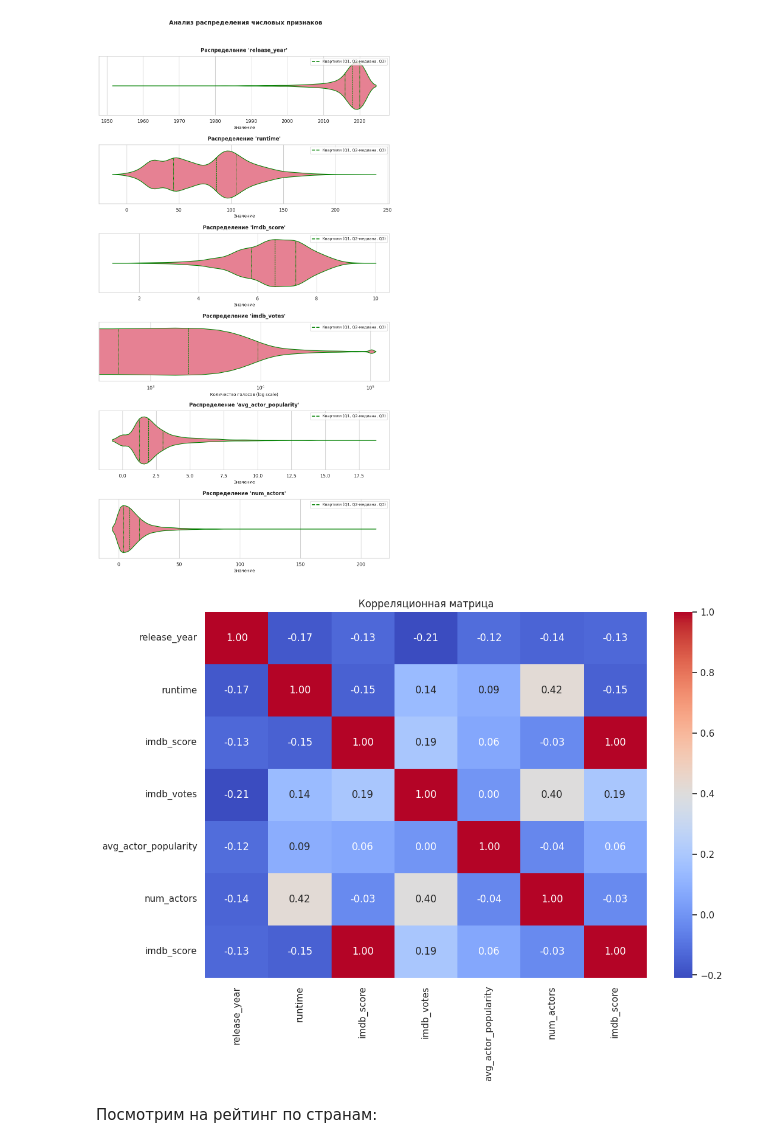
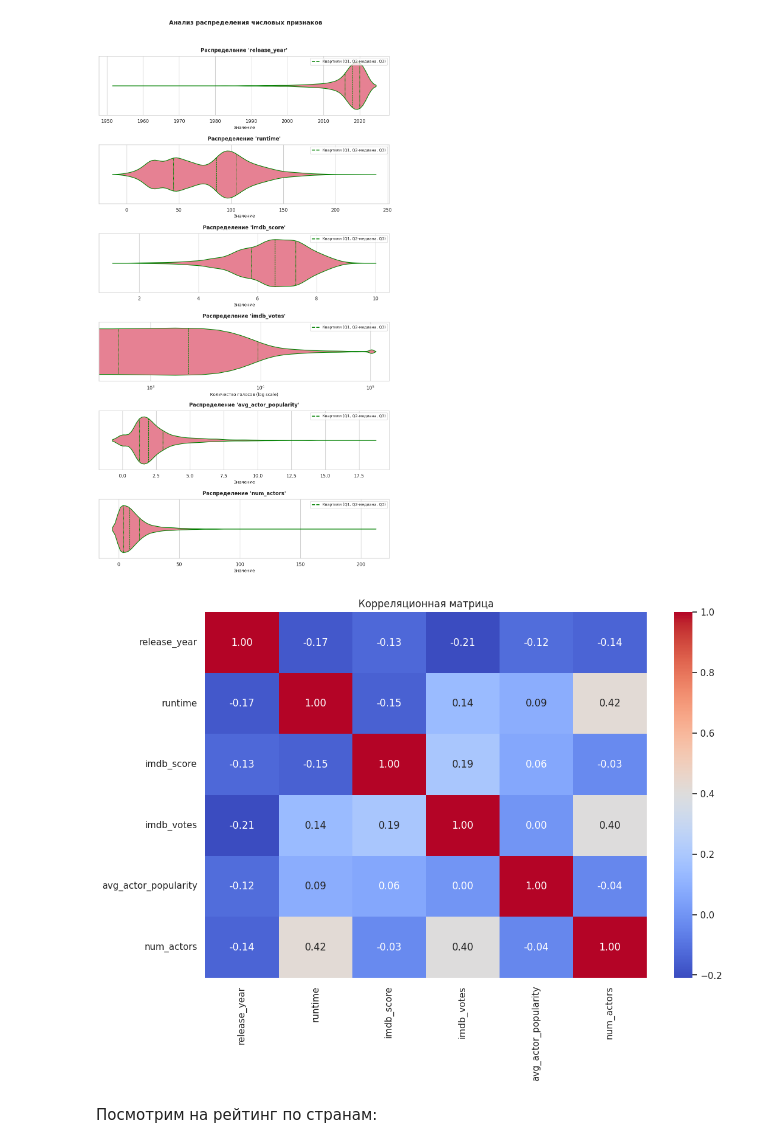
Before and after one commit to ZaichenkoNA/Stat_Prac, a Jupyter notebook: Proekt.ipynb, the cells around one changed output. Cells and saved outputs as stored; diff of their text form; code cells hidden in the pictures.

```diff
--- a/Proekt.ipynb
+++ b/Proekt.ipynb
@@ -251,13 +251,13 @@ plt.show()
 [figure]
 # %%
 # Корреляционная матрица
-corr_matrix = titles_df[numeric_features + ["imdb_score"]].corr()
+corr_matrix = titles_df[numeric_features].corr()
 plt.figure(figsize=(12, 8))
 sns.heatmap(corr_matrix, annot=True, cmap="coolwarm", fmt=".2f")
 plt.title("Корреляционная матрица")
 plt.show()
 # %% [output]
-[figure, old version]
+[figure, new version]
 # %% [markdown]
 Посмотрим на рейтинг по странам:
 # %%
```
